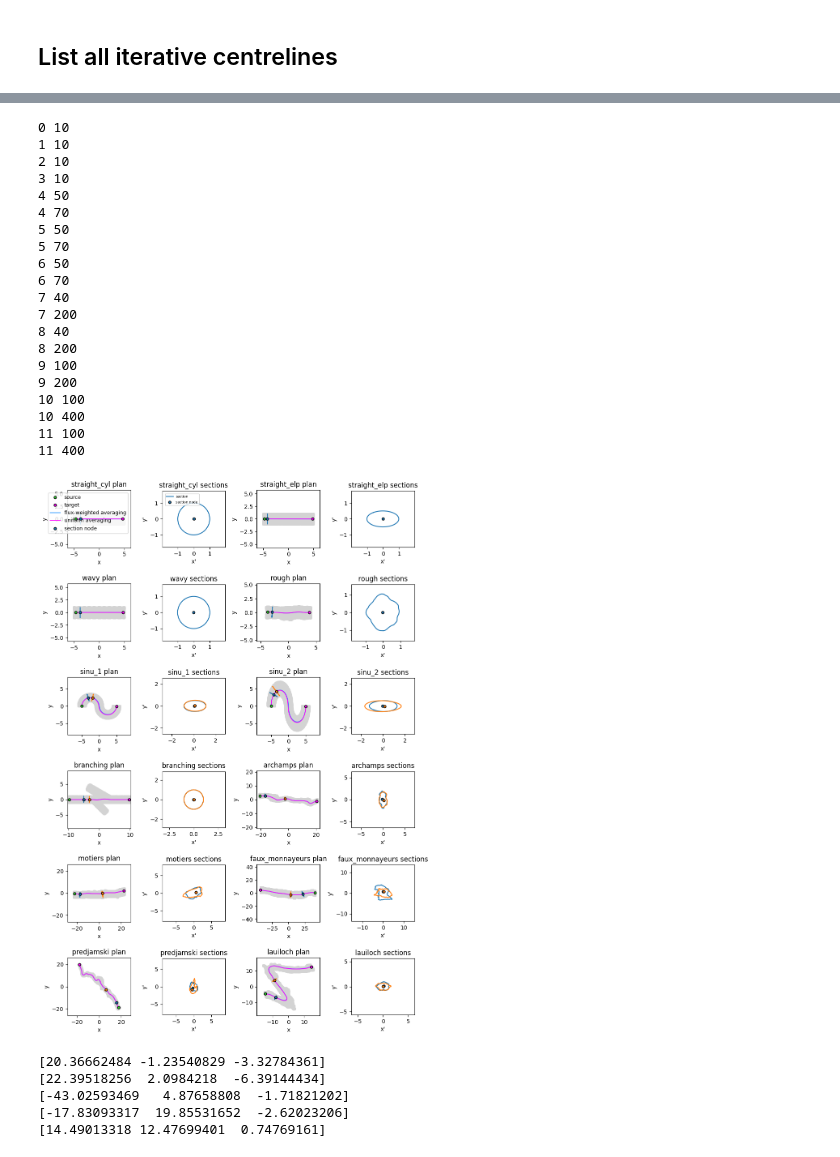
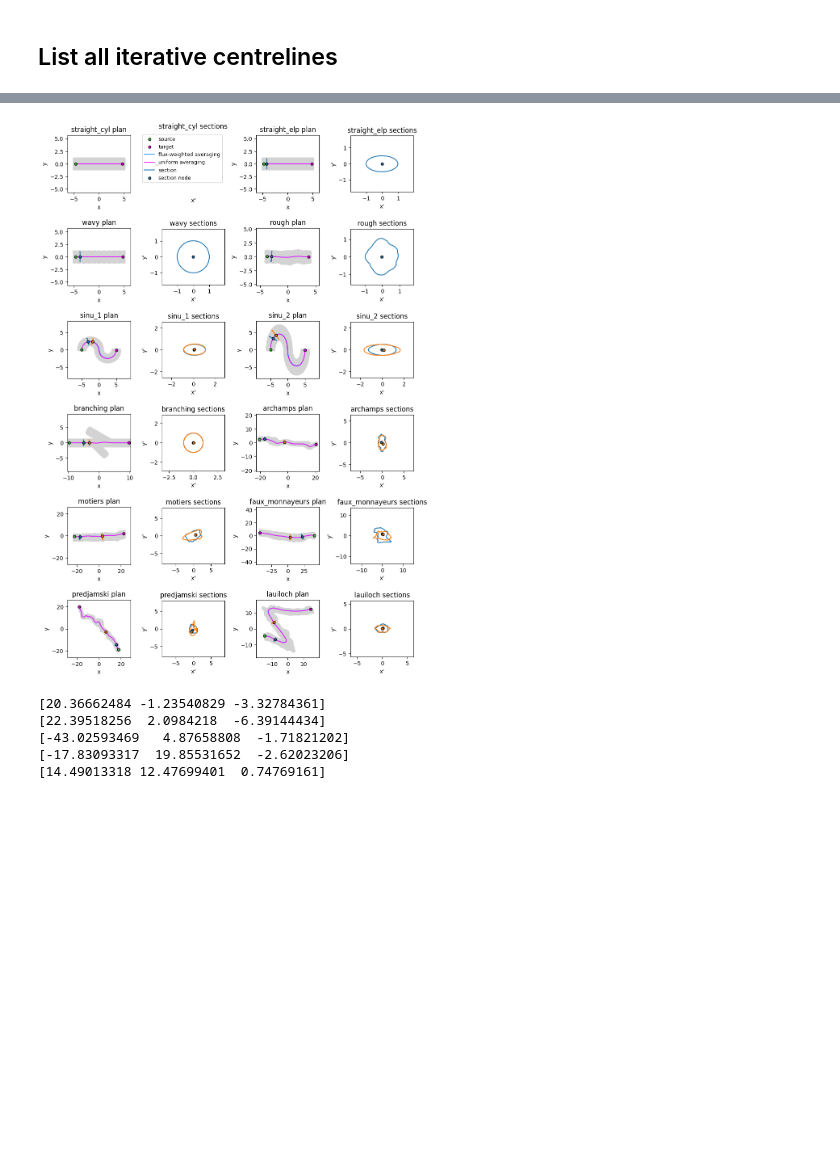
Before and after one commit to ERC-Karst/pc-centrelines, a Jupyter notebook: notebooks/7_prepare_summary_figures.ipynb, the cells around one changed output, grey strips where cells are left out. Cells and saved outputs as stored; diff of their text form; code cells hidden in the pictures; blank space fills up the shorter version.

```diff
--- a/notebooks/7_prepare_summary_figures.ipynb
+++ b/notebooks/7_prepare_summary_figures.ipynb
@@ -276,7 +276,7 @@ for k, (conduit_id, conduit_name) in enumerate(conduit_map.items()):
 [-3.48195653  2.85465712 -0.36943848]
 # %%
 section_ids_mst = {
-    1:[50],
+    1:[],
     2:[50],
     3:[50],
     4:[50],
@@ -394,7 +411,7 @@ for k, (conduit_id, conduit_name) in enumerate(conduit_map.items()):
 [-0.21260769 11.46468277  1.81383446]
 # %%
 section_ids_iter = {
-    1:[10],
+    1:[],
     2:[10],
     3:[10],
     4:[10],
@@ -449,8 +466,25 @@ for k, (themesh, (iter, P1, P2)) in enumerate(zip(list_meshes,list_iter_ct)):
         if k == 0:
             ax2.legend(fontsize=6, loc = "upper left", bbox_to_anchor=(0.02, 0.98))
 
+    spines = ["left", "right", "top", "bottom"]
+
     if k == 0:
-        ax.legend(fontsize=9)
+        ax2.scatter(-999,-999, **start_kwargs)
+        ax2.scatter(-999,-999, **end_kwargs)
+        ax2.scatter(-999,-999, **node_kwargs, label ="centreline node")
+        ax2.plot([-999, -999], [-999, -999], **ct_kwargs, label = "centreline")
+        ax2.plot([-999, -999], [-999, -999],  label = "section")
+        ax2.scatter(-999,-999, **section_node_kwargs)
+
+        ax2.legend(fontsize=9)
+        for spine in spines:
+            ax2.spines[spine].set_visible(False)
+            ax2.set_yticks([])
+            ax2.set_xticks([])
+    else:
+        ax2.set_title(f"{conduit_map[k+1]} sections")
+        ax2.set_xlabel("x'")
+        ax2.set_ylabel("y'")
 
     ax2.set_xlim(-1.8*scales[k], 1.8*scales[k])
     ax2.set_ylim(-1.6*scales[k], 1.6*scales[k])
@@ -508,7 +542,7 @@ for k, (conduit_id, conduit_name) in enumerate(conduit_map.items()):
 889
 # %%
 section_ids_hydraulic = {
-    1:[10],
+    1:[],
     2:[10],
     3:[10],
     4:[10],
@@ -555,55 +589,53 @@ for k, (themesh, (hyd1, P1, P2, hyd)) in enumerate(zip(list_meshes,list_hydrauli
         section2d, R1, R2 = to2D(polyline3d, sectionvec, returnTransform=True)
         ax2.plot(*section2d.T, label = "section")
 
         rotdiff = R2 @ (R1 @ (np.mean(polyline3d, axis = 0)))
         rotinit = R2 @ R1 @ hyd[thesection]
         #print(rotdiff, rotinit, rotinit - rotdiff)
         ax2.scatter(*(rotinit - rotdiff)[[0,2]].T,  **section_node_kwargs)
         ax2.set_aspect(True)
         if k == 0:
             ax2.legend(fontsize=6, loc = "upper left", bbox_to_anchor=(0.02, 0.98))
 
+
+    spines = ["left", "right", "top", "bottom"]
+
     if k == 0:
-        ax.legend(fontsize=9)
+        ax2.scatter(-999,-999, **start_kwargs)
+        ax2.scatter(-999,-999, **end_kwargs)
+        ax2.plot([-999, -999], [-999, -999], **ct_2_kwargs, label = "flux-weighted averaging")
+        ax2.plot([-999, -999], [-999, -999], **ct_1_kwargs, label = "uniform averaging")
+        ax2.plot([-999, -999], [-999, -999],  label = "section")
+        ax2.scatter(-999,-999, **section_node_kwargs)
+
+        ax2.legend(fontsize=9)
+        for spine in spines:
+            ax2.spines[spine].set_visible(False)
+            ax2.set_yticks([])
+            ax2.set_xticks([])
+    else:
+        ax2.set_title(f"{conduit_map[k+1]} sections")
+        ax2.set_xlabel("x'")
+        ax2.set_ylabel("y'")
 
     ax2.set_xlim(-1.8*scales[k], 1.8*scales[k])
     ax2.set_ylim(-1.6*scales[k], 1.6*scales[k])
     ax2.set_xlabel("x'")
     ax2.set_ylabel("y'")
 
     ax.set_xlabel("x")
     ax.set_ylabel("y")
 
     ax.set_xlim(-5.7*scales[k], 5.7*scales[k])
     ax.set_ylim(-5.2*scales[k], 5.2*scales[k])
 
 
 plt.tight_layout()
 plt.savefig("../temp/figures/summary_hydraulic.png", dpi=300)
 plt.savefig("../temp/figures/summary_hydraulic.pdf")
 plt.show()
 # %% [output]
-0 10
-1 10
-2 10
-3 10
-4 50
-4 70
-5 50
-5 70
-6 50
-6 70
-7 40
-7 200
-8 40
-8 200
-9 100
-9 200
-10 100
-10 400
-11 100
-11 400
-[figure, old version]
+[figure, new version]
 # %%
 fig, axes = plt.subplots(3,4, figsize=(14,7))
 
```
Also changed, not shown: parts of 3 cells of this notebook, 7 other files.
